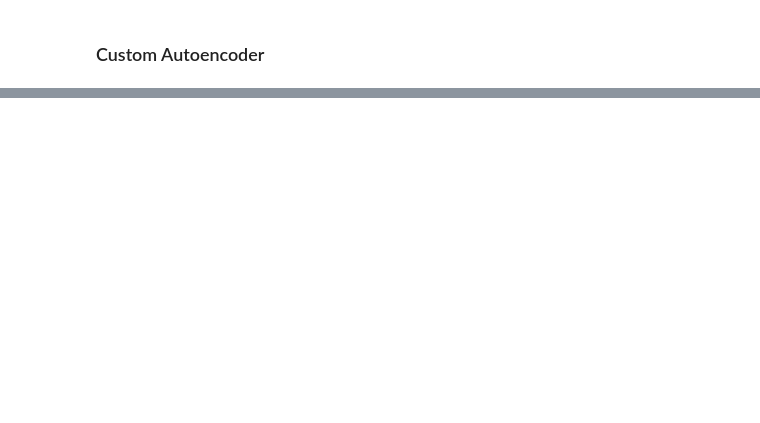
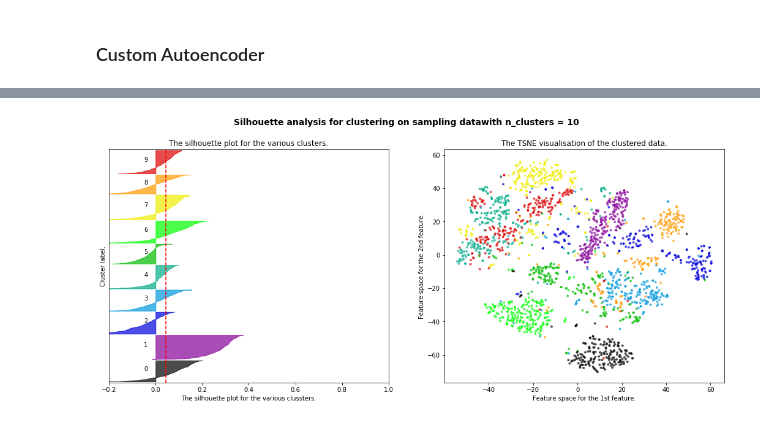
Before and after one commit to liuyilin950623/Deep_Discriminative_Clustering, a Jupyter notebook: demonstration.ipynb, the cells around one changed output, grey strips where cells are left out. Saved outputs shown, nothing was run; the diff lists cells and outputs as text; code cells hidden in the pictures; blank space fills up the shorter version.

```diff
--- a/demonstration.ipynb
+++ b/demonstration.ipynb
@@ -8,7 +13,7 @@ MNIST dataset loaded, scaled but not flattened, available as x and y.
 # %% [markdown]
 ### Baseline
 # %%
-kmeans = KMeans(n_clusters=10, n_jobs=4)
+kmeans = KMeans(n_clusters=10)
 y_pred_kmeans = kmeans.fit_predict(np.reshape(x, [-1, 28*28]))
-print("Baseline accuracy is {:.2%}." format(acc(y, y_pred_kmeans)))
+print("Baseline accuracy is {:.2%}.".format(acc(y, y_pred_kmeans)))
 # %% [output]
@@ -49,0 +108,4 @@ plot_score(hid, y)
+# %%
+plot_score(np.reshape(x, [-1, 28*28]), y, y_pred_kmeans)
+# %% [output]
+[figure, added]
```
Also changed, not shown: parts of 10 cells of this notebook, 7 other files.
